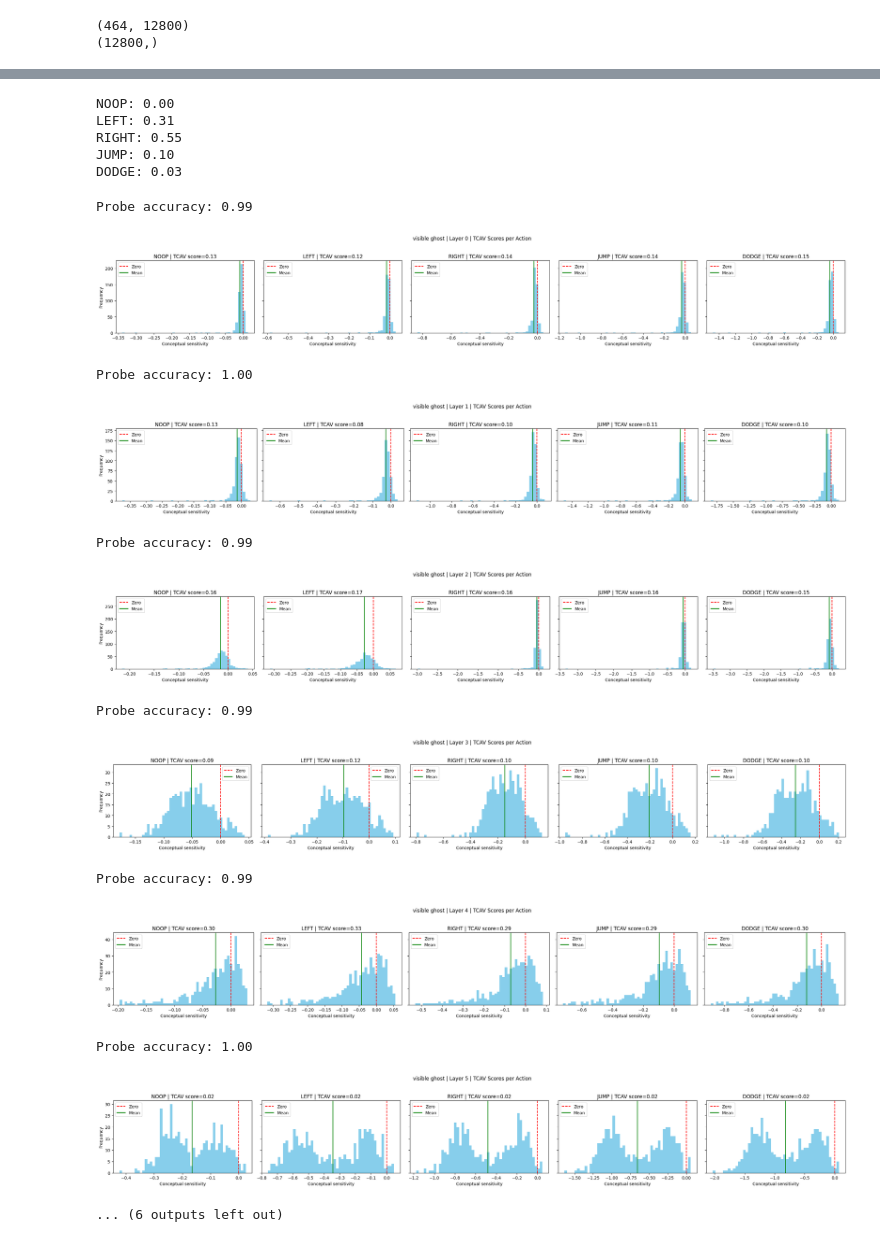
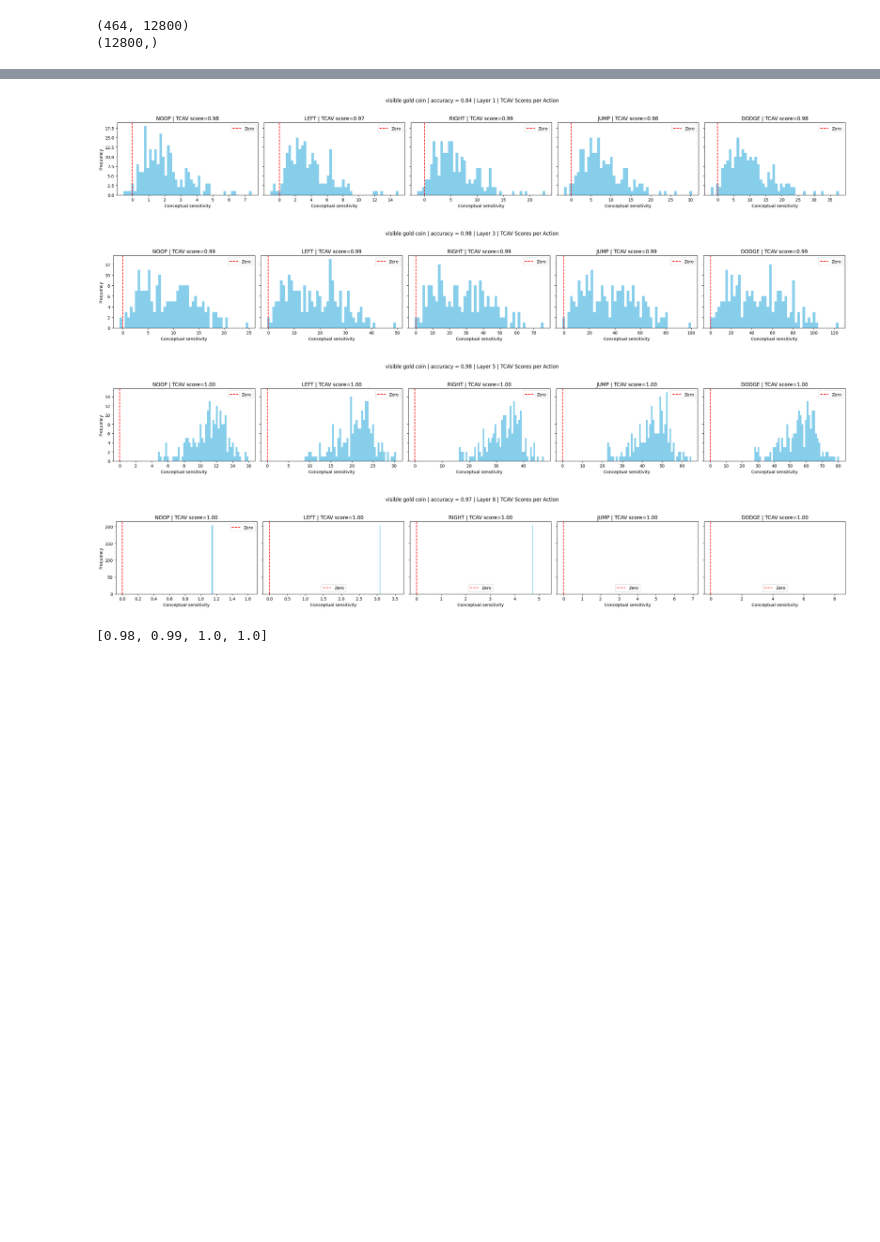
Before and after one commit to JacobLyLa/Qrunner-XAI, a Jupyter notebook: notebooks/probing_tcav.ipynb, the cells around one changed output, grey strips where cells are left out. Drawn from its saved outputs; the diff is of its cells as text; code cells hidden in the pictures; blank space fills up the shorter version.

Commit message:
TCAV sensitivity variants

```diff
--- a/notebooks/probing_tcav.ipynb
+++ b/notebooks/probing_tcav.ipynb
@@ -123,0 +149,17 @@ plt.show()
+# %%
+concept = concept_instances['Visible gold coin']
+concept.prepare_data(env_steps, max_size=10000)
+train_obs = torch.tensor(concept.train_obs.copy()).float()
+train_values = torch.tensor(concept.train_values, dtype=torch.float32)
+
+train_coin = train_obs[train_values == 1]
+train_no_coin = train_obs[train_values == 0]
+
+indices_coin = model(train_coin).max(dim=1)[1].cpu().numpy()
+indices_no_coin = model(train_no_coin).max(dim=1)[1].cpu().numpy()
+
+print("Gold coin actions (coin / no coin):")
+for action in action_names:
+    prob_coin = 100 * np.mean(indices_coin == action_names.index(action))
+    prob_no_coin = 100 * np.mean(indices_no_coin == action_names.index(action))
+    print(f"{action}: {prob_coin:.2f}% / {prob_no_coin:.2f}% = {prob_coin / prob_no_coin:.2f}")
@@ -123,0 +178,3 @@ plt.show()
+# %%
+all_layers = list(range(9))
+activation_layers = [1, 3, 5, 8]
@@ -169,3 +281,0 @@ def calculate_tcav(concept, layer):
-# %%
-for layer in range(9):
-    calculate_tcav(concept_instances['Visible ghost'], layer)
@@ -186,13 +282 @@ Probe accuracy: 1.00
-# %%
-# find how often each index is largest from the model
-indices = model(test_obs).max(dim=1)[1].cpu().numpy()
-action_names = ['NOOP', 'LEFT', 'RIGHT', 'JUMP', 'DODGE']
-for action in action_names:
-    print(f"{action}: {np.mean(indices == action_names.index(action)):.2f}")
-# %% [output]
-NOOP: 0.00
-LEFT: 0.31
-RIGHT: 0.55
-JUMP: 0.10
-DODGE: 0.03
 # %%
@@ -256,17 +338,0 @@ def calculate_tcav_action(concept, layer):
-# %%
-for layer in range(9):
-    calculate_tcav_action(concept_instances['Visible ghost'], layer)
-# %% [output]
-Probe accuracy: 0.99
-[figure, removed]
-Probe accuracy: 1.00
-[figure, removed]
-Probe accuracy: 0.99
-[figure, removed]
-Probe accuracy: 0.99
-[figure, removed]
-Probe accuracy: 0.99
-[figure, removed]
-Probe accuracy: 1.00
-[figure, removed]
-... (6 outputs left out)
@@ -272,0 +443,11 @@ Probe accuracy: 1.00
+# %%
+scores = []
+for layer in activation_layers:
+    scores.append(tcav_action(concept_instances['Visible gold coin'], layer))
+print(scores)
+# %% [output]
+[figure, added]
+[figure, added]
+[figure, added]
+[figure, added]
+[0.98, 0.99, 1.0, 1.0]
```
Also changed, not shown: parts of 25 cells of this notebook, 1 other file.
